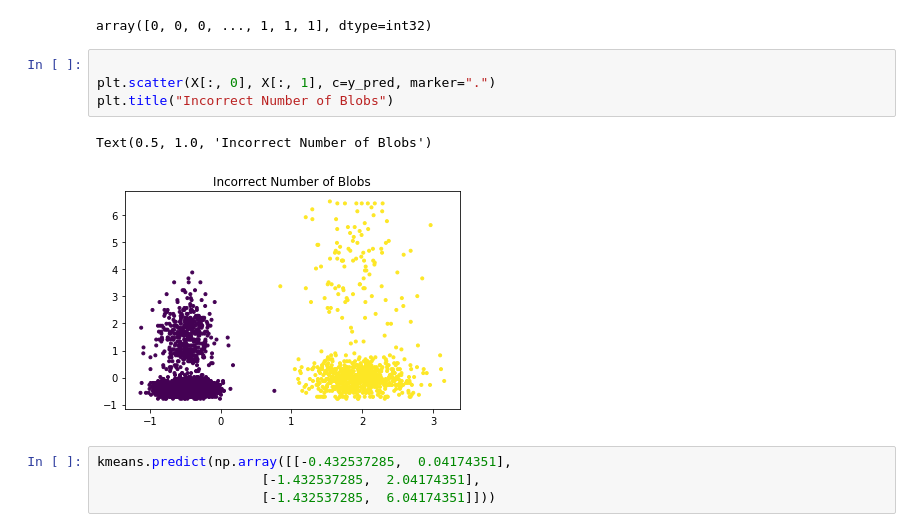
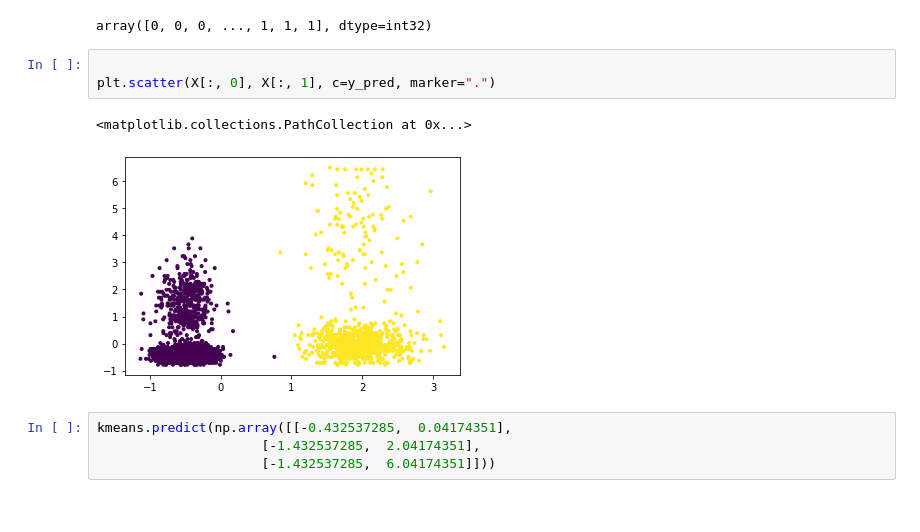
Before and after one commit to nithinivi/BussinessAnayltics_notes, a Jupyter notebook: clustering/kmeans.ipynb, the cells around one changed output. Cells and saved outputs as stored; diff of their text form.

```diff
--- a/clustering/kmeans.ipynb
+++ b/clustering/kmeans.ipynb
@@ -122,10 +122,9 @@ array([0, 0, 0, ..., 1, 1, 1], dtype=int32)
 # %%
 
 plt.scatter(X[:, 0], X[:, 1], c=y_pred, marker=".")
-plt.title("Incorrect Number of Blobs")
 # %% [output]
-Text(0.5, 1.0, 'Incorrect Number of Blobs')
+<matplotlib.collections.PathCollection at 0x...>
-[figure, old version]
+[figure, new version]
 # %%
 kmeans.predict(np.array([[-0.432537285,  0.04174351],
                      [-1.432537285,  2.04174351],
```
Also changed, not shown: 10 other files.
